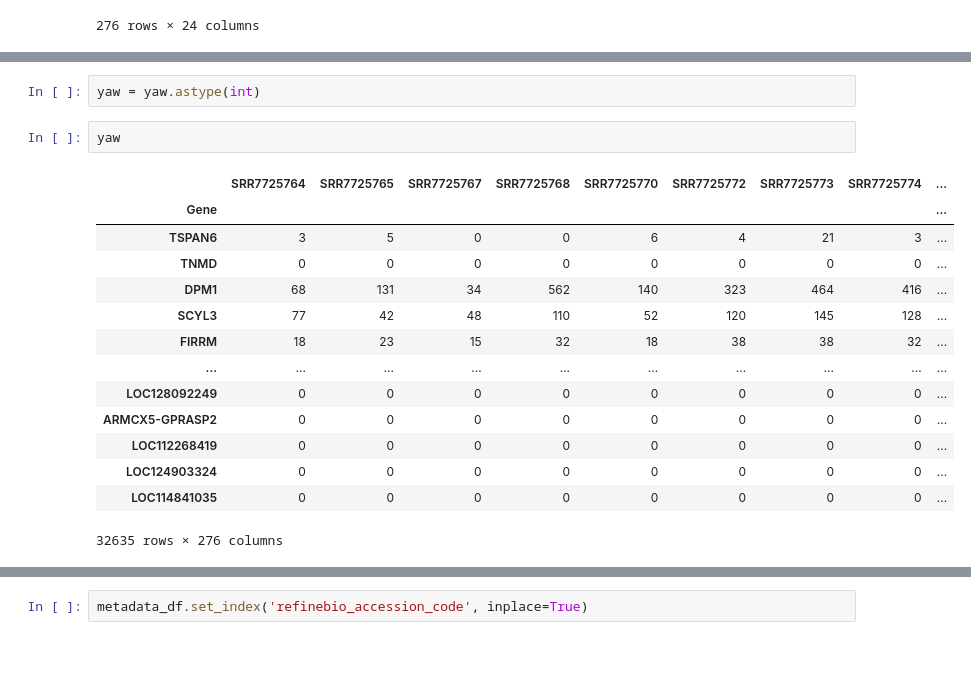
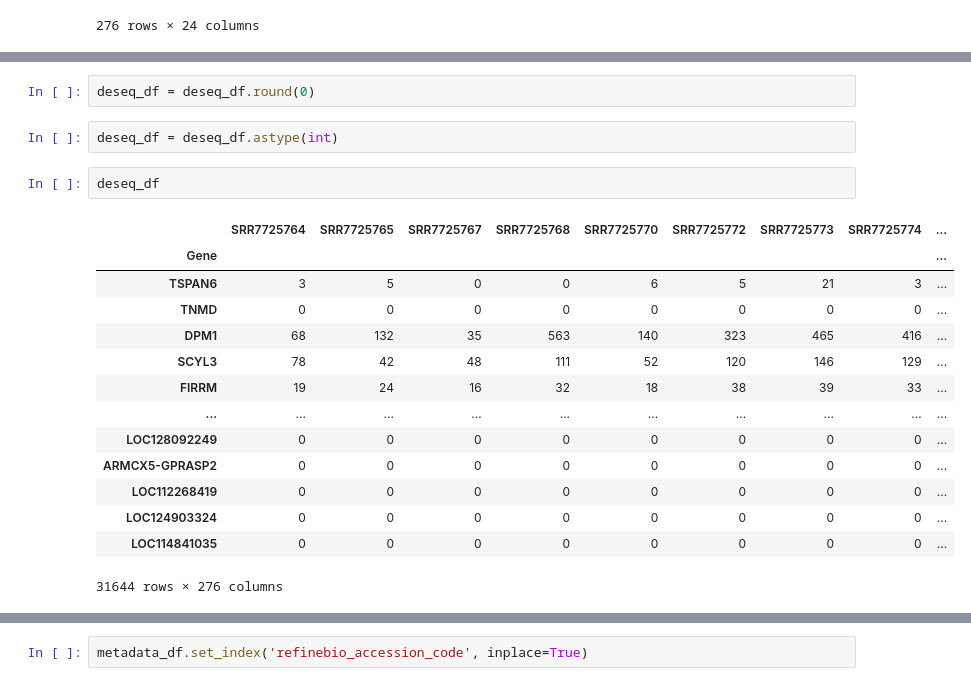
Before and after one commit to marielledoenges/BioInfoAlg_RheumArth, a Jupyter notebook: assignment2.ipynb, the cells around one changed output, grey strips where cells are left out. Cells and saved outputs as stored; diff of their text form; blank space fills up the shorter version.

```diff
--- a/assignment2.ipynb
+++ b/assignment2.ipynb
@@ -279,20 +266,22 @@ yaw
+# %%
+deseq_df = deseq_df.round(0)
 # %%
-yaw = yaw.astype(int)
+deseq_df = deseq_df.astype(int)
-# %%
-yaw
-# %% [output]
-|  | SRR7725764 | SRR7725765 | SRR7725767 | SRR7725768 | SRR7725770 | SRR7725772 | SRR7725773 | SRR7725774 | ... |
-| Gene |  |  |  |  |  |  |  |  | ... |
-| TSPAN6 | 3 | 5 | 0 | 0 | 6 | 4 | 21 | 3 | ... |
-| TNMD | 0 | 0 | 0 | 0 | 0 | 0 | 0 | 0 | ... |
-| DPM1 | 68 | 131 | 34 | 562 | 140 | 323 | 464 | 416 | ... |
-| SCYL3 | 77 | 42 | 48 | 110 | 52 | 120 | 145 | 128 | ... |
-| FIRRM | 18 | 23 | 15 | 32 | 18 | 38 | 38 | 32 | ... |
-| ... | ... | ... | ... | ... | ... | ... | ... | ... | ... |
-| LOC128092249 | 0 | 0 | 0 | 0 | 0 | 0 | 0 | 0 | ... |
-| ARMCX5-GPRASP2 | 0 | 0 | 0 | 0 | 0 | 0 | 0 | 0 | ... |
-| LOC112268419 | 0 | 0 | 0 | 0 | 0 | 0 | 0 | 0 | ... |
-| LOC124903324 | 0 | 0 | 0 | 0 | 0 | 0 | 0 | 0 | ... |
-| LOC114841035 | 0 | 0 | 0 | 0 | 0 | 0 | 0 | 0 | ... |
-32635 rows × 276 columns
+# %%
+deseq_df
+# %% [output]
+|  | SRR7725764 | SRR7725765 | SRR7725767 | SRR7725768 | SRR7725770 | SRR7725772 | SRR7725773 | SRR7725774 | ... |
+| Gene |  |  |  |  |  |  |  |  | ... |
+| TSPAN6 | 3 | 5 | 0 | 0 | 6 | 5 | 21 | 3 | ... |
+| TNMD | 0 | 0 | 0 | 0 | 0 | 0 | 0 | 0 | ... |
+| DPM1 | 68 | 132 | 35 | 563 | 140 | 323 | 465 | 416 | ... |
+| SCYL3 | 78 | 42 | 48 | 111 | 52 | 120 | 146 | 129 | ... |
+| FIRRM | 19 | 24 | 16 | 32 | 18 | 38 | 39 | 33 | ... |
+| ... | ... | ... | ... | ... | ... | ... | ... | ... | ... |
+| LOC128092249 | 0 | 0 | 0 | 0 | 0 | 0 | 0 | 0 | ... |
+| ARMCX5-GPRASP2 | 0 | 0 | 0 | 0 | 0 | 0 | 0 | 0 | ... |
+| LOC112268419 | 0 | 0 | 0 | 0 | 0 | 0 | 0 | 0 | ... |
+| LOC124903324 | 0 | 0 | 0 | 0 | 0 | 0 | 0 | 0 | ... |
+| LOC114841035 | 0 | 0 | 0 | 0 | 0 | 0 | 0 | 0 | ... |
+31644 rows × 276 columns
 # %%
```
Also changed, not shown: parts of 18 cells of this notebook.
